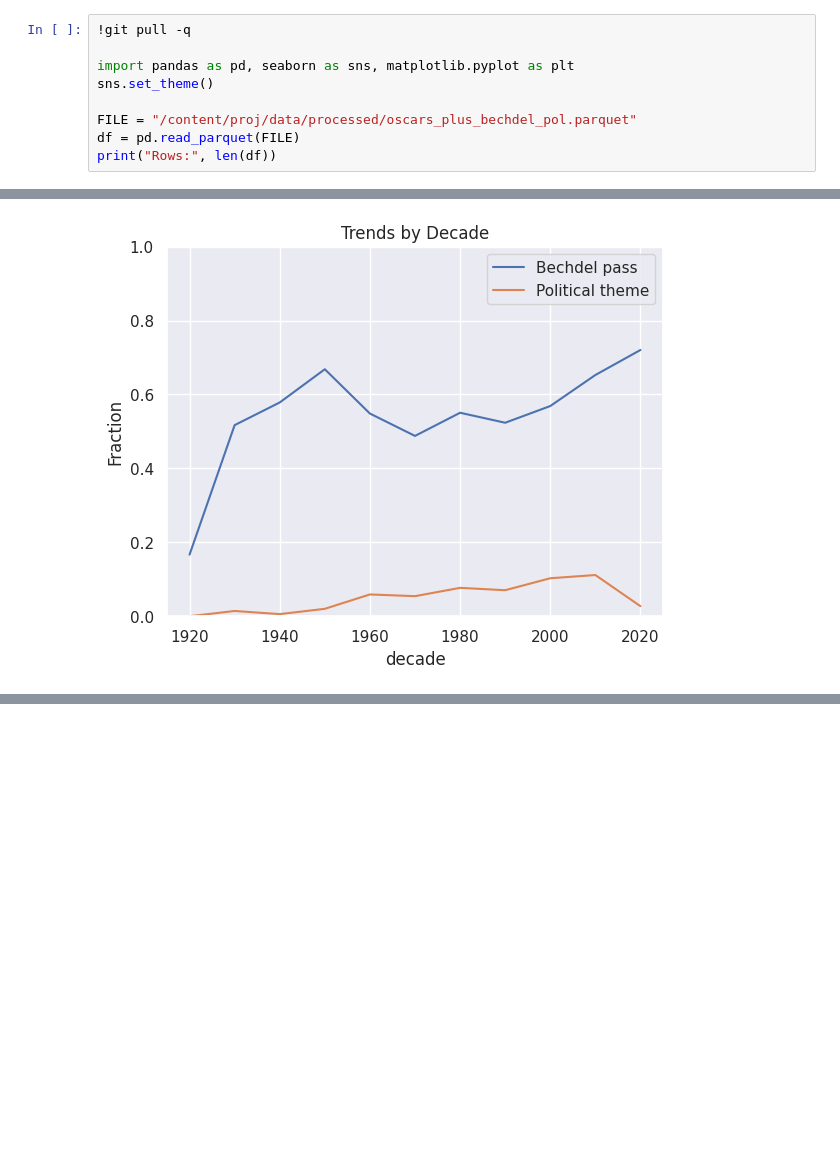
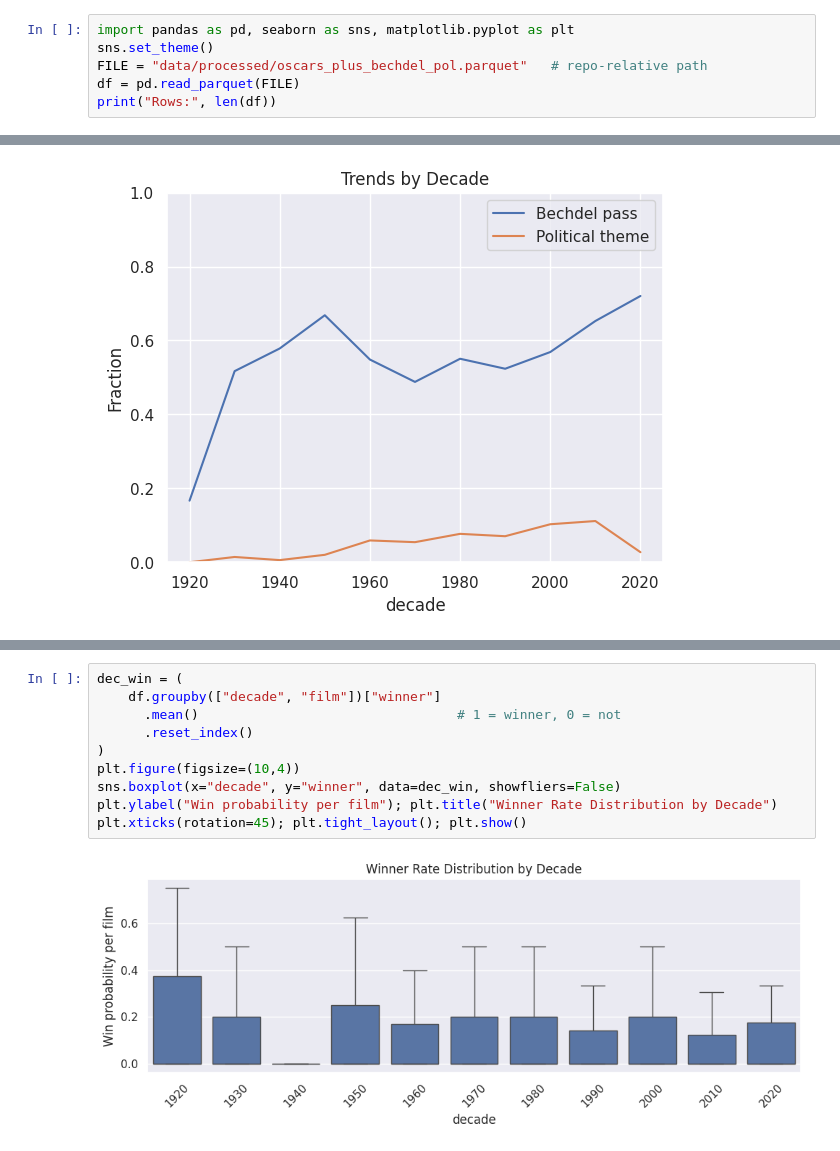
Before and after one commit to batuhanbaydr/DSA210-Term-Project, a Jupyter notebook: notebooks/EDA.ipynb, the cells around one changed output, grey strips where cells are left out. Cells and saved outputs as stored; diff of their text form; blank space fills up the shorter version.

Commit message:
Update EDA: Added Boxplot and Heatmap

```diff
--- a/notebooks/EDA.ipynb
+++ b/notebooks/EDA.ipynb
@@ -1,10 +19,7 @@
 # %%
-!git pull -q
-
 import pandas as pd, seaborn as sns, matplotlib.pyplot as plt
 sns.set_theme()
-
-FILE = "/content/proj/data/processed/oscars_plus_bechdel_pol.parquet"
+FILE = "data/processed/oscars_plus_bechdel_pol.parquet"   # repo‑relative path
 df = pd.read_parquet(FILE)
 print("Rows:", len(df))
 # %% [output]
@@ -45,3 +58,15 @@ for col, title in [("bechdel_pass", "Bechdel Test"),
 # %% [output]
 [figure]
 [figure]
+# %%
+dec_win = (
+    df.groupby(["decade", "film"])["winner"]
+      .mean()                                 # 1 = winner, 0 = not
+      .reset_index()
+)
+plt.figure(figsize=(10,4))
+sns.boxplot(x="decade", y="winner", data=dec_win, showfliers=False)
+plt.ylabel("Win probability per film"); plt.title("Winner Rate Distribution by Decade")
+plt.xticks(rotation=45); plt.tight_layout(); plt.show()
+# %% [output]
+[figure, added]
```
Also changed, not shown: parts of 5 cells of this notebook.
